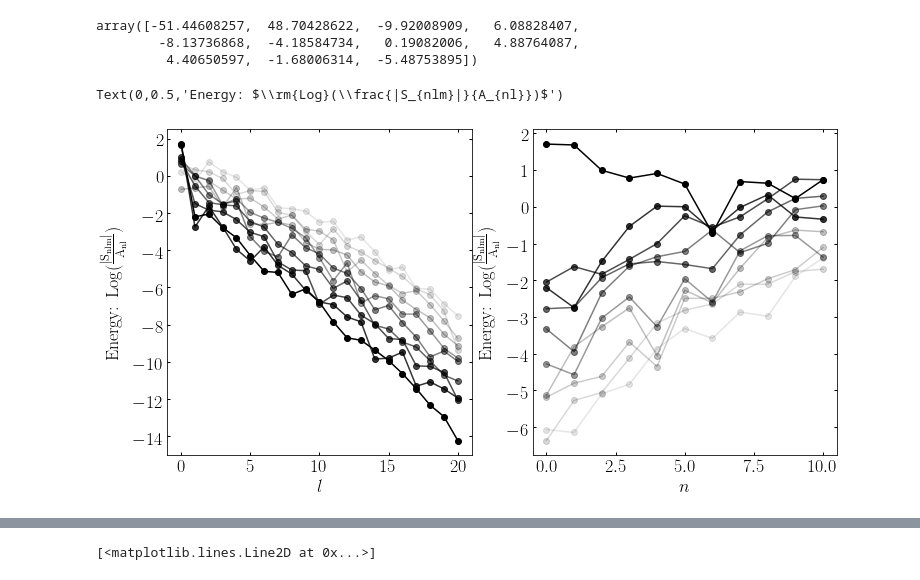
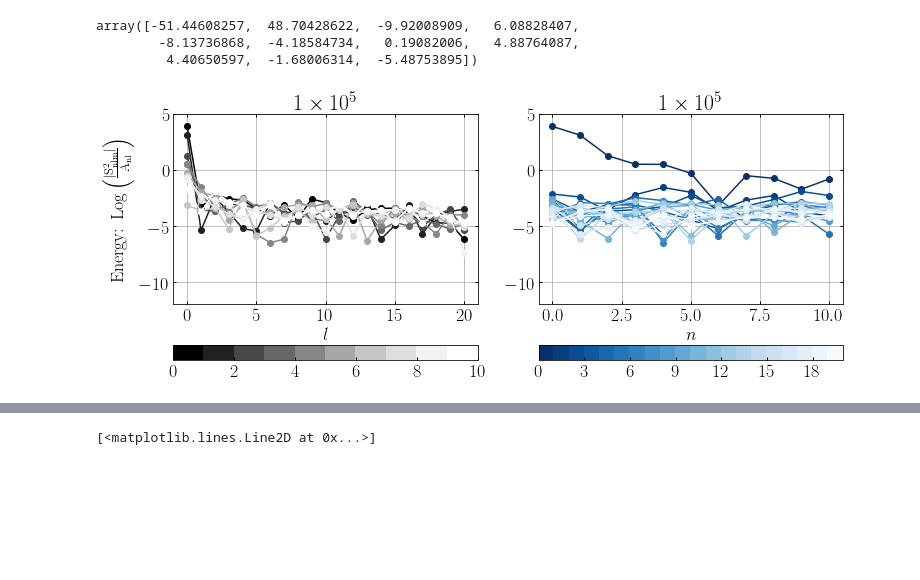
Before and after one commit to jngaravitoc/BFE-c, a Jupyter notebook: code/computing_coefficients.ipynb, the cells around one changed output, grey strips where cells are left out. Saved outputs shown, nothing was run; the diff lists cells and outputs as text; code cells hidden in the pictures; blank space fills up the shorter version.

```diff
--- a/code/computing_coefficients.ipynb
+++ b/code/computing_coefficients.ipynb
@@ -224,35 +287,41 @@ S_biff[:,0,0]/A_nl_array[:,0]
 array([-51.44608257,  48.70428622,  -9.92008909,   6.08828407,
         -8.13736868,  -4.18584734,   0.19082006,   4.88764087,
          4.40650597,  -1.68006314,  -5.48753895])
-# %%
-figure(figsize=(12, 6))
-subplot(1, 2, 1)
-plot(np.arange(0, 21, 1), np.log10(np.abs(S_biff[0,:,0]/A_nl_array[0])), '-o', c='k')
-plot(np.arange(0, 21, 1), np.log10(np.abs(S_biff[1,:,0]/A_nl_array[1])), '-o', c='k', alpha=0.8)
-plot(np.arange(0, 21, 1), np.log10(np.abs(S_biff[2,:,0]/A_nl_array[2])), '-o', c='k', alpha=0.7)
-plot(np.arange(0, 21, 1), np.log10(np.abs(S_biff[3,:,0]/A_nl_array[3])), '-o', c='k', alpha=0.6)
-plot(np.arange(0, 21, 1), np.log10(np.abs(S_biff[4,:,0]/A_nl_array[4])), '-o', c='k', alpha=0.5)
-plot(np.arange(0, 21, 1), np.log10(np.abs(S_biff[5,:,0]/A_nl_array[5])), '-o', c='k', alpha=0.4)
-plot(np.arange(0, 21, 1), np.log10(np.abs(S_biff[6,:,0]/A_nl_array[6])), '-o', c='k', alpha=0.25)
-plot(np.arange(0, 21, 1), np.log10(np.abs(S_biff[7,:,0]/A_nl_array[7])), '-o', c='k', alpha=0.2)
-plot(np.arange(0, 21, 1), np.log10(np.abs(S_biff[8,:,0]/A_nl_array[8])), '-o', c='k', alpha=0.15)
-plot(np.arange(0, 21, 1), np.log10(np.abs(S_biff[9,:,0]/A_nl_array[9])), '-o', c='k', alpha=0.1)
-xlabel('$l$')
-ylabel(r'Energy: $\rm{Log}(\frac{|S_{nlm}|}{A_{nl}})$')
-
-subplot(1, 2, 2)
-plot(np.arange(0, 11, 1), np.log10(np.abs(S_biff[:,0,0]/A_nl_array[:,0])), '-o', c='k')
-plot(np.arange(0, 11, 1), np.log10(np.abs(S_biff[:,1,0]/A_nl_array[:,1])), '-o', c='k', alpha=0.8)
-plot(np.arange(0, 11, 1), np.log10(np.abs(S_biff[:,2,0]/A_nl_array[:,2])), '-o', c='k', alpha=0.7)
-plot(np.arange(0, 11, 1), np.log10(np.abs(S_biff[:,3,0]/A_nl_array[:,3])), '-o', c='k', alpha=0.6)
-plot(np.arange(0, 11, 1), np.log10(np.abs(S_biff[:,4,0]/A_nl_array[:,4])), '-o', c='k', alpha=0.5)
-plot(np.arange(0, 11, 1), np.log10(np.abs(S_biff[:,5,0]/A_nl_array[:,5])), '-o', c='k', alpha=0.4)
-plot(np.arange(0, 11, 1), np.log10(np.abs(S_biff[:,6,0]/A_nl_array[:,6])), '-o', c='k', alpha=0.25)
-plot(np.arange(0, 11, 1), np.log10(np.abs(S_biff[:,7,0]/A_nl_array[:,7])), '-o', c='k', alpha=0.2)
-plot(np.arange(0, 11, 1), np.log10(np.abs(S_biff[:,8,0]/A_nl_array[:,8])), '-o', c='k', alpha=0.15)
-plot(np.arange(0, 11, 1), np.log10(np.abs(S_biff[:,9,0]/A_nl_array[:,9])), '-o', c='k', alpha=0.1)
-xlabel('$n$')
-ylabel(r'Energy: $\rm{Log}(\frac{|S_{nlm}|}{A_{nl}})$')
-# %% [output]
-Text(0,0.5,'Energy: $\\rm{Log}(\\frac{|S_{nlm}|}{A_{nl}})$')
-[figure, removed]
+# %%
+figure(figsize=(12, 5))
+
+c1 = np.arange(1., 10 + 1)
+cmap1 = plt.get_cmap("Greys_r", len(c1))
+norm1 = matplotlib.colors.BoundaryNorm(np.arange(len(c1)+1),len(c1))
+sm1 = plt.cm.ScalarMappable(norm=norm1, cmap=cmap1)
+sm1.set_array([])
+
+c2 = np.arange(1., 20 + 1)
+cmap2 = plt.get_cmap("Blues_r", len(c2))
+norm2 = matplotlib.colors.BoundaryNorm(np.arange(len(c2)+1),len(c2))
+sm2 = plt.cm.ScalarMappable(norm=norm2, cmap=cmap2)
+sm2.set_array([])
+
+subplot(1, 2, 1)
+title(r'$1\times 10^{5}$')
+
+for i in range(10):
+    plot(np.arange(0, 21, 1), np.log10(np.abs(S_biff[i,:,0]**2/A_nl_array[i])), '-o', c=cmap1(i))
+
+colorbar(sm1, orientation='horizontal')
+xlabel('$l$')
+ylabel(r'Energy: $\rm{Log}\left(\frac{|S_{nlm}^2|}{A_{nl}}\right)$')
+ylim(-12, 5)
+grid()
+
+subplot(1, 2, 2)
+title(r'$1\times 10^{5}$')
+for i in range(20):
+    plot(np.arange(0, 11, 1), np.log10(np.abs(S_biff[:,i,0]**2/A_nl_array[:,i])), '-o', c=cmap2(i))
+colorbar(sm2, orientation='horizontal')
+xlabel('$n$')
+ylim(-12, 5)
+grid()
+savefig('energy_terms_hern_a_40_1E5.pdf', bbox_inches='tight')
+# %% [output]
+[figure, added]
```
Also changed, not shown: parts of 22 cells of this notebook.
